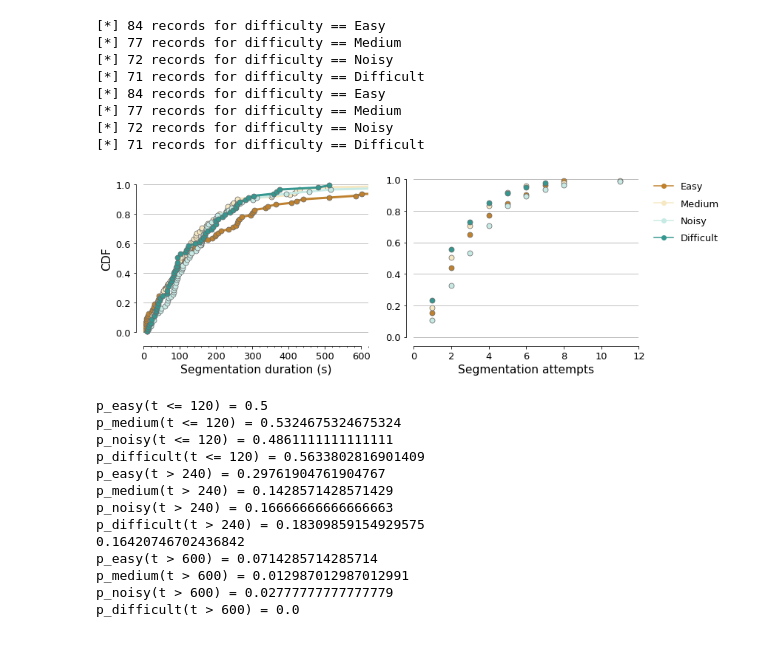
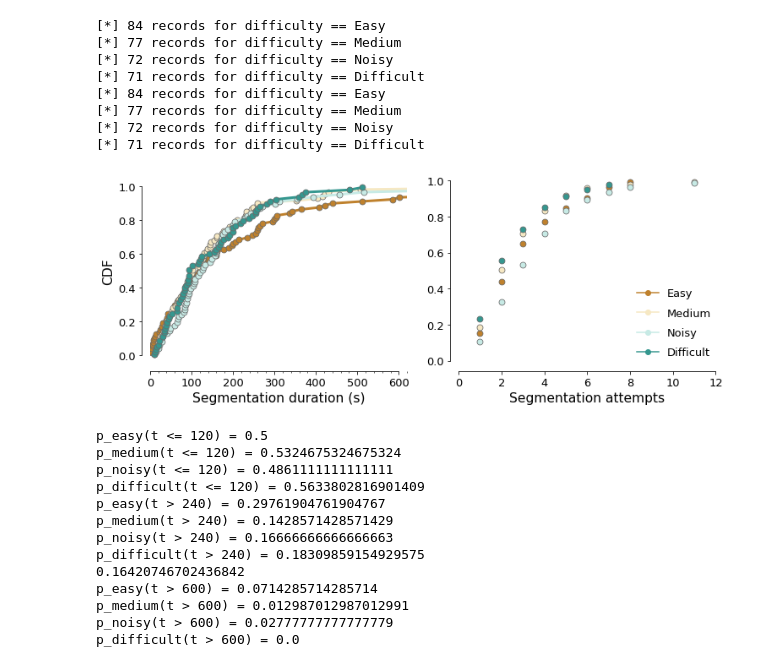
Before and after one commit to soupwaylee/masters-thesis-grabcut-cp-evaluation, a Jupyter notebook: interaction_eval.ipynb, the cells around one changed output. Drawn from its saved outputs; the diff is of its cells as text; code cells hidden in the pictures.

```diff
--- a/interaction_eval.ipynb
+++ b/interaction_eval.ipynb
@@ -293,7 +248,7 @@ difficulty_levels = ['Easy', 'Medium', 'Noisy', 'Difficult']
 
 interactions_for_masks_crop3000_df = interactions_for_masks_df.drop(interactions_for_masks_df[interactions_for_masks_df['interaction_duration'] > 1400].index)
 
-interaction_duration_cdf, interaction_duration_cdf_df = get_performance_cdf_df(
+interaction_duration_cdf, interaction_duration_cdf_df = get_cdf_comparison_visualization_df(
     interactions_for_masks_df,
     # interactions_for_masks_crop3000_df,
     'interaction_duration',
@@ -301,7 +256,7 @@ interaction_duration_cdf, interaction_duration_cdf_df = get_performance_cdf_df(
     difficulty_levels
 )
 
-submission_count_cdf, submission_count_cdf_df = get_performance_cdf_df(
+submission_count_cdf, submission_count_cdf_df = get_cdf_comparison_visualization_df(
     interactions_for_masks_df,
     # interactions_for_masks_crop3000_df,
     'total_submissions',
@@ -335,54 +290,38 @@ marker_style={
 sns.lineplot(
     data=interaction_duration_cdf_df,
     x='xs',
     y='ps',
-    # palette=kromp_cmap,
     dashes=False,
     hue='difficulty', style='difficulty', ci=None, markers=['o', 'o', 'o', 'o'], linewidth=3, markersize=7, palette='BrBG', ax=ax[0], **marker_style
 )
 
 ax[0].set(ylabel="CDF")
 ax[0].set(xlabel="Segmentation duration (s)")
-ax[0].yaxis.grid(True)
 ax[0].get_xaxis().set_minor_locator(ticker.AutoMinorLocator())
 ax[0].set_xlim([0, 620])
 ax[0].get_legend().remove()
 
 sns.lineplot(
     data=submission_count_cdf_df,
     x='xs',
     y='ps',
-    # palette=kromp_cmap,
     dashes=False,
     hue='difficulty', style='difficulty', ci=None, markers=['o', 'o', 'o', 'o'], linewidth=0, markersize=7, palette='BrBG', ax=ax[1], **marker_style
 )
-
-# handles, labels = ax.get_legend_handles_labels()
-# for ha in handles:
-#     ha.set_edgecolor("dimgrey")
-#
-# lgd = ax.legend(handles, labels, bbox_to_anchor=(1.05, 1), loc=2, borderaxespad=0., labelspacing=0.8, frameon=False)
-
-# for legend_handle in ax.get_legend().legendHandles:
-#     legend_handle._legmarker.set_markeredgewidth(1)
-#     legend_handle._legmarker.set_markeredgecolor('dimgrey')
-#     legend_handle.set_edgecolor('dimgrey')
 
 ax[1].set_ylim([-0.01, 1.01])
 ax[1].set_xlim([0, 12])
 ax[1].set(ylabel="")
 ax[1].set(xlabel="Segmentation attempts")
 
-l = plt.legend(bbox_to_anchor=(1.05, 1), loc=2, borderaxespad=0., labelspacing=0.8, frameon=False)
+l = plt.legend(loc='lower right', borderaxespad=0., labelspacing=0.8, frameon=False)
+sns.despine(offset=10, trim=True)
 
-ax[0].yaxis.grid(True)
-ax[1].yaxis.grid(True)
-sns.despine(offset=10, trim=True)
-# plt.xticks(rotation=15)
-
+plt.savefig(f"plots_png/duration_attempts_cdf.png", bbox_inches='tight')
+plt.savefig(f"plots_pdf/duration_attempts_cdf.pdf", format='pdf', bbox_inches='tight')
 plt.show()
 # %% [output]
-[figure, old version]
+[figure, new version]
 # %%
 t = 120
 print(f'p_easy(t <= {t}) = {interaction_duration_cdf[0].Prob(t)}')
```
Also changed, not shown: parts of 26 cells of this notebook, 1 other file.
